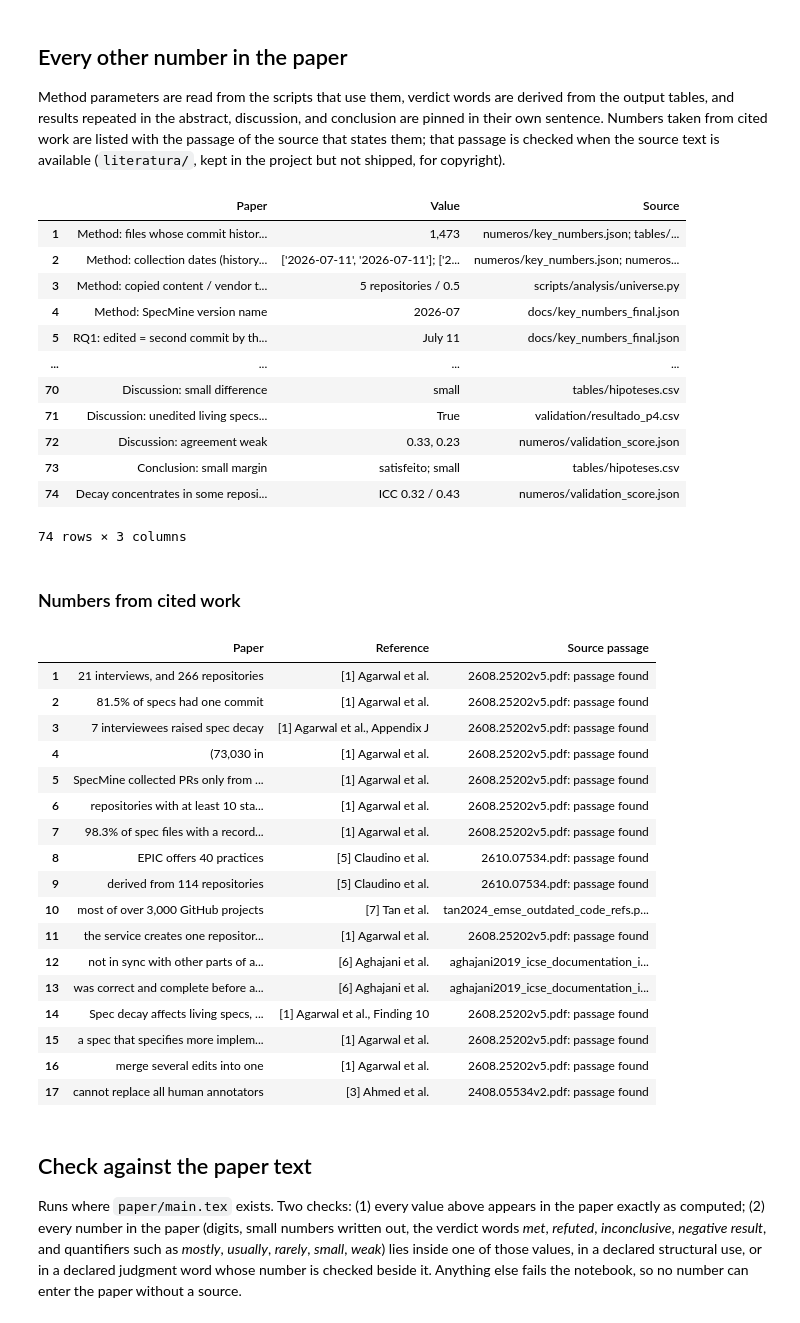
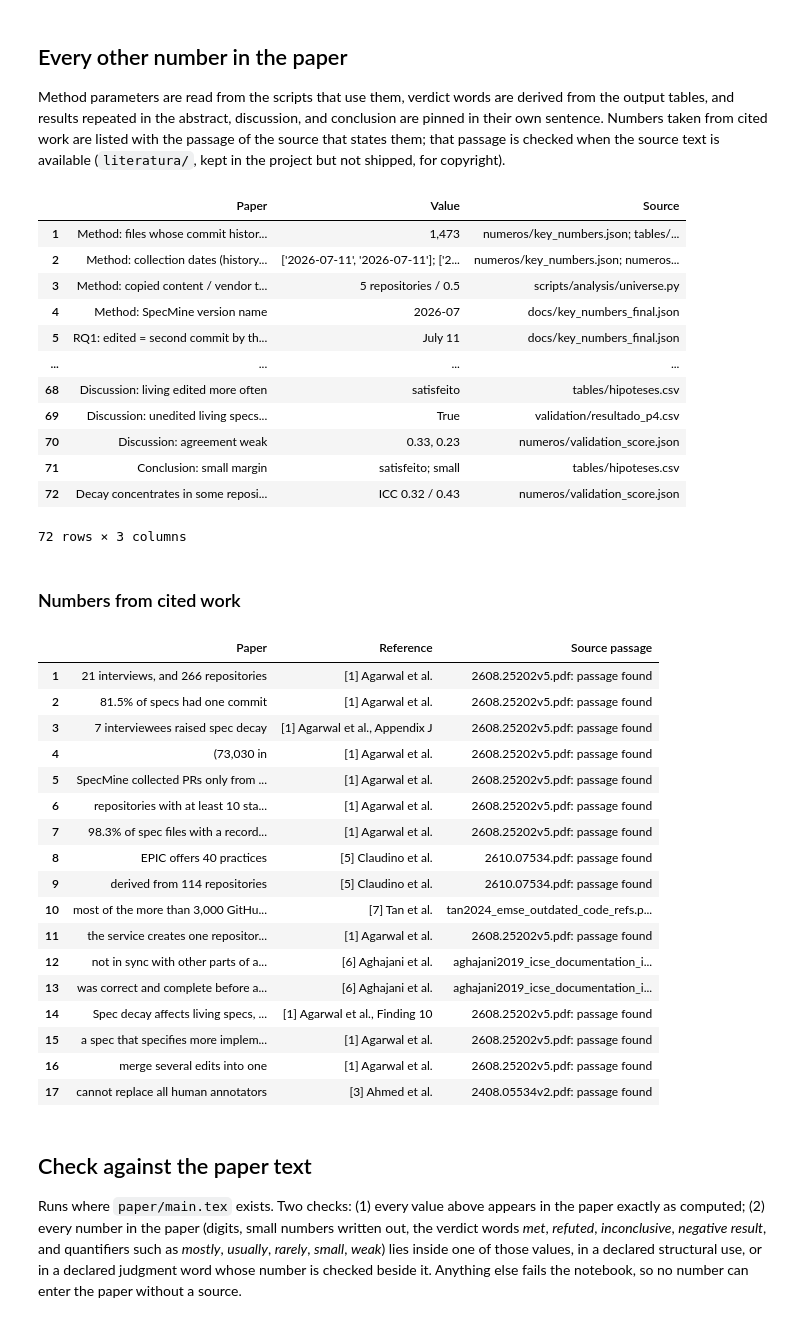
Before and after one commit to joaolaureano/spec-lifecycle-replication, a Jupyter notebook: numeros_do_paper.ipynb, the cells around one changed output. Saved outputs shown, nothing was run; the diff lists cells and outputs as text; code cells hidden in the pictures.

```diff
--- a/numeros_do_paper.ipynb
+++ b/numeros_do_paper.ipynb
@@ -286,7 +286,7 @@ rows = [
      "numeros/key_numbers.json; numeros/validation_score.json",
      se(len(set(CO["coleta_historico"])) == 1 and len(set(CO["coleta_texto"])) == 1 and CO["coleta_historico"][0] == f"{corte:%Y-%m-%d}"
         and N_VS["texto_mudou_entre_coletas"] == 0 and corte.strftime("%H:%M:%S") == "23:59:59",
-        f"SpecMine fetched commit histories on {dia}, {corte.year} and spec contents on {pd.Timestamp(CO['coleta_texto'][0]):%B} {pd.Timestamp(CO['coleta_texto'][0]).day}; "
+        f"SpecMine fetched commit histories on {dia}, {corte.year}, and spec contents on {pd.Timestamp(CO['coleta_texto'][0]):%B} {pd.Timestamp(CO['coleta_texto'][0]).day}; "
         f"we ignore commits and PRs dated after {dia} (UTC) and use each spec's text as fetched (none of the {N_VS['texto_pares_conferidos']} RQ2 specs changed between the two dates)")),
     ("Method: copied content / vendor threshold", f"{copia} repositories / {vendor}", "scripts/analysis/universe.py",
      se(vendor == 0.5, f"appears in at least {w(copia)} repositories; and repositories where at least half the specs")),
@@ -308,7 +308,7 @@ rows = [
      se(n_hum == N_VS["pares"], f"returned diffs for {N_VS['pares']} pairs; one author read all {n_hum}")),
     ("Timestamp exceptions", str(N_VS["commit_depois_do_merge"]), "numeros/validation_score.json",
      f"{w(N_VS['commit_depois_do_merge'])} timestamp exceptions"),
-    ("Owner by component only", str(oc_c), "numeros/validation_score.json", f"({oc_c} pairs; Table"),
+    ("Owner by component only", str(oc_c), "numeros/validation_score.json", f"({oc_c} pairs; a sensitivity row of Table"),
     ("DeepSeek labels", str(n_llm), "validation/llm/llm_pares_v3.csv", f"applied the same codebook to all {n_llm} pairs"),
     ("H2 bands", f"{b_neg} / {b_dec}", "scripts/analysis/validation_score.py",
      se(lim == b_neg, f"entirely below {pct0(b_neg)}% is a negative result; within {pct0(b_neg)}--{pct0(b_dec)}%, co-change with some decay; at least {pct0(b_dec)}%, decay")),
@@ -328,14 +328,14 @@ rows = [
     ("Strict Y negative in every analysis of Table II", str(estrito_neg), "validation/resultado_p4.csv",
      se(estrito_neg, "a negative result in every analysis of Table")),
     ("Broad Y negative: main and outside the pilot", f"{pb.leitura}; {fora_piloto.leitura}", "validation/resultado_p4.csv",
-     se(neg(pb) and neg(fora_piloto), "also a negative result under the main rule, including without the pilot pairs")),
+     se(neg(pb) and neg(fora_piloto), "also a negative result under the main rule (H2 refuted), including without the pilot pairs")),
     ("Older PRs only", f"{ant.pares}; {pct(ant.y)} {ci(ant.ic_lo, ant.ic_hi)}; {ant.leitura}", "validation/resultado_p4.csv",
      se(ant.leitura == "inconclusivo" and d60 == janela, f"we restrict RQ2 to {ant.pares} pairs with no spec update for at least {d60} days between PR merge and {dia}; Y = {pct(ant.y)}% {ci(ant.ic_lo, ant.ic_hi)}, inconclusive by {folga} points")),
     ("Specification gaps", str(oc_v), "numeros/validation_score.json",
      se(N_VS["vetos_finais"] == oc_v, f"In {oc_v} pairs, the rater placed the changed behavior outside the spec's scope")),
     ("... veto kept on all gaps", str(N_VS["vetos_finais"]), "numeros/validation_score.json", f"kept the veto on all {N_VS['vetos_finais']} pairs"),
     ("Gaps = decay", f"{pct(gap.y)} {ci(gap.ic_lo, gap.ic_hi)}; {gap.leitura}", "validation/resultado_p4.csv",
-     se(gap.leitura == "inconclusivo", f"raises Y from {pct(pb.y)}% to {pct(gap.y)}% {ci(gap.ic_lo, gap.ic_hi)}, making RQ2 inconclusive")),
+     se(gap.leitura == "inconclusivo", f"raises Y from {pct(pb.y)}% to {pct(gap.y)}% {ci(gap.ic_lo, gap.ic_hi)}, making H2 inconclusive")),
     ("Other capability: described / component / gaps", f"{oc_e} / {oc_c} / {oc_v}", "numeros/validation_score.json",
      f"In {oc_e} of them another spec of the repository describes the changed behavior, in {oc_c} another spec covers only the component, and {oc_v} are the specification gaps"),
     ("ICC above the assumed rho; verdict unaffected", f"{dec(N_VS['icc_amplo'])} > {rho_max}; CI hi {pct(pb.ic_hi)}% < {pct0(lim)}%",
@@ -359,9 +359,8 @@ rows = [
      f"Of the {pb.pares} judgeable pairs, the mean per-repository share whose spec became false was {pct(ps.y)}%; counting specs that also failed to describe new behavior within their scope raised it to {pct(pb.y)}%"),
     ("Abstract: gaps", f"{oc_v}; {pct(gap.y)} {ci(gap.ic_lo, gap.ic_hi)}", "validation/resultado_p4.csv",
      f"In {oc_v} pairs, the changed behavior was outside the focal spec's scope, and our search found no other spec describing it. Treating these gaps as decay raised the estimate to {pct(gap.y)}% (95% CI {pct(gap.ic_lo)}--{pct(gap.ic_hi)})"),
-    ("Introduction: pairs read", str(N_VS["pares"]), "numeros/validation_score.json", f"read {N_VS['pares']} spec--PR pairs by hand"),
     ("Conclusion: Y and bands", f"{pct(ps.y)} / {pct(pb.y)}", "validation/resultado_p4.csv",
-     se(ps.ic_hi < lim and pb.ic_hi < lim, f"false in {pct(ps.y)}% of pairs and false or incomplete in {pct(pb.y)}% (repository means), both below {pct0(lim)}%")),
+     se(ps.ic_hi < lim and pb.ic_hi < lim, f"false in {pct(ps.y)}% of pairs and false or incomplete in {pct(pb.y)}% (repository means), both with intervals below {pct0(lim)}%")),
     ("Conclusion: inconclusive cases", f"{d60} days; {oc_v} gaps", "validation/resultado_p4.csv",
      se(ant.leitura == gap.leitura == "inconclusivo", f"no spec update for {d60} days or when {oc_v} specification gaps count as decay")),
     ("Conclusion: broad Y inconclusive cases", f"{ant.leitura}; {gap.leitura}", "validation/resultado_p4.csv",
@@ -392,40 +391,39 @@ rows = [
      se(janela < min(idade["speckit"], idade["openspec:living"]), "shorter than both median ages")),
     ("Living edited more often (percentage points)", pct(h1b.estimativa), "tables/hipoteses.csv",
      se(h1b.estimativa > 0, "percentage points more often than Spec Kit specs")),
     ("Table I caption: 60-day window", str(janela), "scripts/analysis/key_numbers.py",
      f"among specs at least {janela} days old, % edited within their first {janela} days"),
     ("Table I header: 60-day window", str(janela), "scripts/analysis/key_numbers.py", f"Edited & Within {janela} days"),
     ("Discussion: strict decay rare", str(estrito_neg), "validation/resultado_p4.csv",
      se(estrito_neg, "rarely left an OpenSpec living spec false")),
     ("Discussion: candidate PRs that touch no spec", f"{N_SR['candidatos_sem_spec']} of {n(N_SR['candidatos'])}", "numeros/spec_rot_viabilidade.json",
      se(N_SR["candidatos_sem_spec"] / N_SR["candidatos"] < 0.01, "so nearly every candidate PR updated a spec other than the focal one")),
     ("Discussion: living edited more often", h1b.veredito, "tables/hipoteses.csv",
      se(h1b.veredito == "satisfeito", "are edited more often than spec-first Spec Kit specs")),
-    ("Discussion: small difference", h1b.magnitude, "tables/hipoteses.csv", se(h1b.magnitude == "small", "The difference is small")),
     ("Discussion: unedited living specs rarely become false", str(estrito_neg), "validation/resultado_p4.csv",
      se(estrito_neg, "it rarely becomes false")),
     ("Discussion: agreement weak", f"{dec(N_VS['kappa_5_categorias'])}, {dec(N_VS['kappa_binario'])}", "numeros/validation_score.json",
      se(max(N_VS["kappa_5_categorias"], N_VS["kappa_binario"]) < 0.4, "Agreement between the human and DeepSeek was weak")),
     ("Conclusion: small margin", f"{h1b.veredito}; {h1b.magnitude}", "tables/hipoteses.csv",
      se(h1b.veredito == "satisfeito" and h1b.magnitude == "small", "by a small margin")),
     ("Decay concentrates in some repositories", f"ICC {dec(N_VS['icc_amplo'])} / {dec(N_VS['icc_estrito'])}", "numeros/validation_score.json",
      se(N_VS["icc_amplo"] > 0 and N_VS["icc_estrito"] > 0, "Decay concentrates in some repositories")),
 ]
 show(rows)
 # %% [output]
 |  | Paper | Value | Source |
 | 1 | Method: files whose commit histor... | 1,473 | numeros/key_numbers.json; tables/... |
 | 2 | Method: collection dates (history... | ['2026-07-11', '2026-07-11']; ['2... | numeros/key_numbers.json; numeros... |
 | 3 | Method: copied content / vendor t... | 5 repositories / 0.5 | scripts/analysis/universe.py |
 | 4 | Method: SpecMine version name | 2026-07 | docs/key_numbers_final.json |
 | 5 | RQ1: edited = second commit by th... | July 11 | docs/key_numbers_final.json |
 | ... | ... | ... | ... |
-| 70 | Discussion: small difference | small | tables/hipoteses.csv |
-| 71 | Discussion: unedited living specs... | True | validation/resultado_p4.csv |
-| 72 | Discussion: agreement weak | 0.33, 0.23 | numeros/validation_score.json |
-| 73 | Conclusion: small margin | satisfeito; small | tables/hipoteses.csv |
-| 74 | Decay concentrates in some reposi... | ICC 0.32 / 0.43 | numeros/validation_score.json |
+| 68 | Discussion: living edited more often | satisfeito | tables/hipoteses.csv |
+| 69 | Discussion: unedited living specs... | True | validation/resultado_p4.csv |
+| 70 | Discussion: agreement weak | 0.33, 0.23 | numeros/validation_score.json |
+| 71 | Conclusion: small margin | satisfeito; small | tables/hipoteses.csv |
+| 72 | Decay concentrates in some reposi... | ICC 0.32 / 0.43 | numeros/validation_score.json |
-74 rows × 3 columns
+72 rows × 3 columns
 # %% [markdown]
 ### Numbers from cited work
 # %%
@@ -456,7 +454,7 @@ citados = [  # (paper text, reference, source file, passage in the source)
      "98.3% of spec files with a recorded history have a single author"),
     ("EPIC offers 40 practices", "[5] Claudino et al.", EP, "EPIC, has 40 practices"),
     ("derived from 114 repositories", "[5] Claudino et al.", EP, "114 open-source SDD repositories"),
-    ("most of over 3,000 GitHub projects", "[7] Tan et al.", TA, "over 3,000 GitHub projects and found that most projects"),
+    ("most of the more than 3,000 GitHub projects they studied", "[7] Tan et al.", TA, "over 3,000 GitHub projects and found that most projects"),
     ("the service creates one repository per generated app", "[1] Agarwal et al.", SM, "a generator account emitting one repository per app (13,749)"),
     ("not in sync with other parts of a system", "[6] Aghajani et al.", AG, "not in sync with other parts of a system"),
     ("was correct and complete before a change was introduced", "[6] Aghajani et al.", AG, "was correct and complete before a change was introduced"),
@@ -486,7 +484,7 @@ display(pd.DataFrame(linhas_c, columns=["Paper", "Reference", "Source passage"],
 | 7 | 98.3% of spec files with a record... | [1] Agarwal et al. | 2608.25202v5.pdf: passage found |
 | 8 | EPIC offers 40 practices | [5] Claudino et al. | 2610.07534.pdf: passage found |
 | 9 | derived from 114 repositories | [5] Claudino et al. | 2610.07534.pdf: passage found |
-| 10 | most of over 3,000 GitHub projects | [7] Tan et al. | tan2024_emse_outdated_code_refs.p... |
+| 10 | most of the more than 3,000 GitHu... | [7] Tan et al. | tan2024_emse_outdated_code_refs.p... |
 | 11 | the service creates one repositor... | [1] Agarwal et al. | 2608.25202v5.pdf: passage found |
 | 12 | not in sync with other parts of a... | [6] Aghajani et al. | aghajani2019_icse_documentation_i... |
 | 13 | was correct and complete before a... | [6] Aghajani et al. | aghajani2019_icse_documentation_i... |
```
Also changed, not shown: parts of 4 cells of this notebook, 3 other files.
